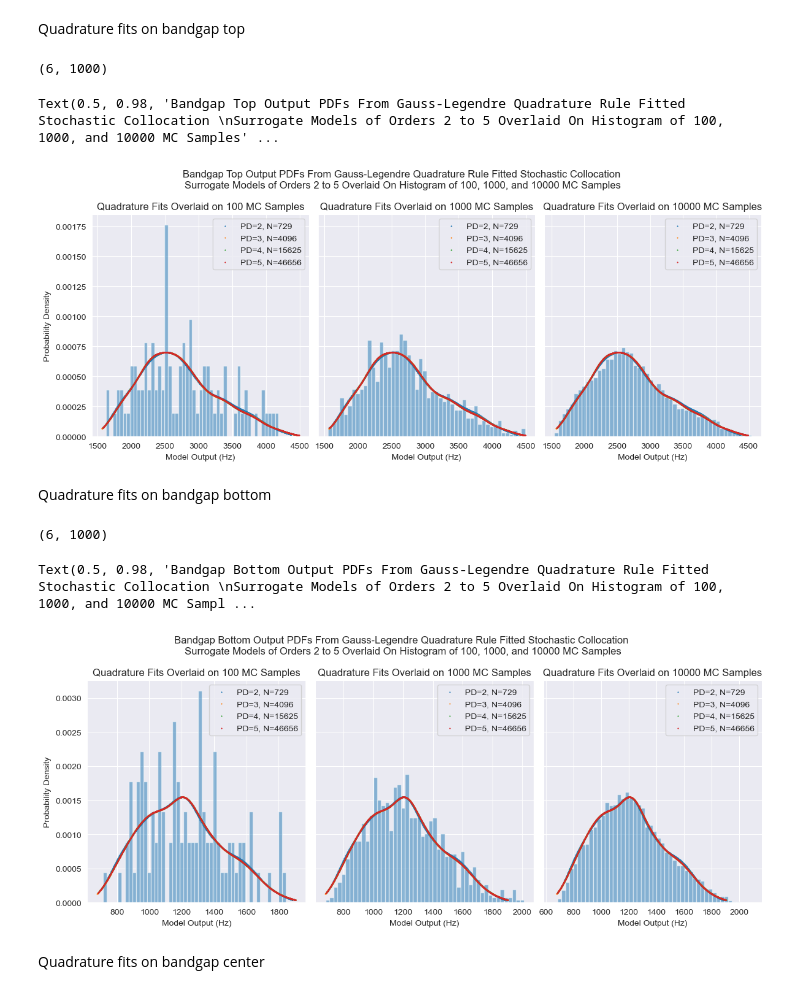
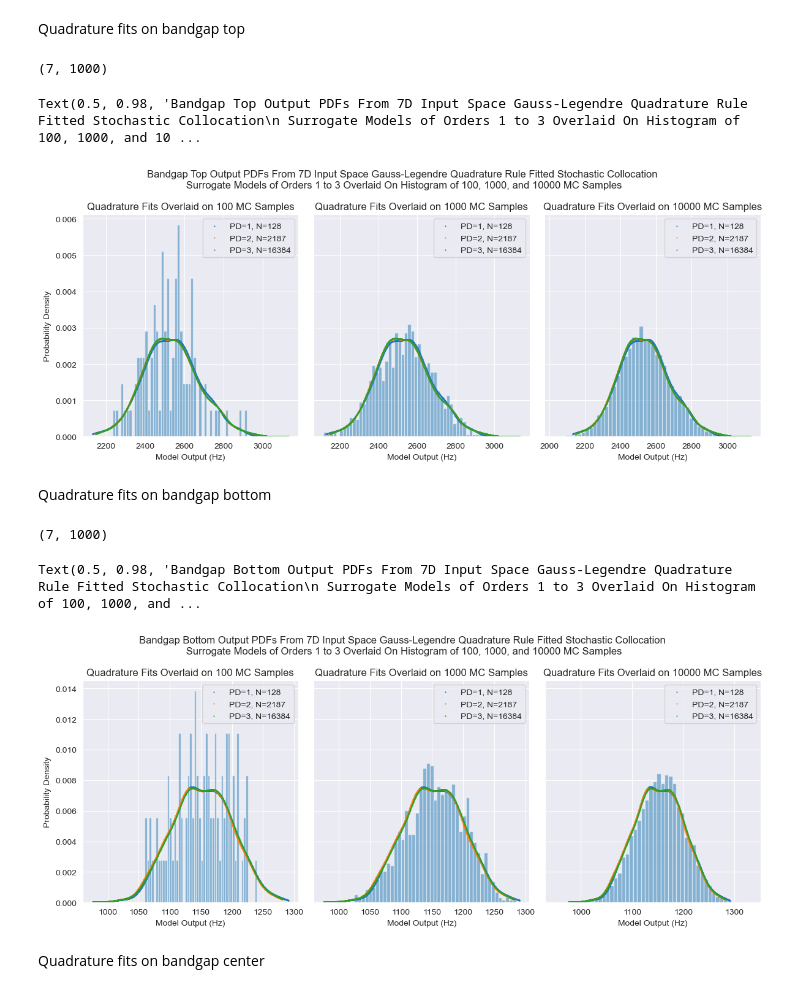
Before and after one commit to trutheresy/UQ-2D-Metamaterials, a Jupyter notebook: chaospy_md_matl_geo_gaussian_quadrature.ipynb, the cells around one changed output. Saved outputs shown, nothing was run; the diff lists cells and outputs as text; code cells hidden in the pictures.

```diff
--- a/chaospy_md_matl_geo_gaussian_quadrature.ipynb
+++ b/chaospy_md_matl_geo_gaussian_quadrature.ipynb
@@ -314,11 +305,15 @@ for degree in degrees:
 # %%
+# Plot surrogate model performance
 fig, axs = plt.subplots(nrows=1, ncols=3, sharey=True, tight_layout=True, figsize=(12,5))
+
+# Plot histograms of random samples for comparision with surrogate model
 axs[0].hist(bg_size_MC_sets[100], bins=50, density=True, alpha=0.5)
 axs[1].hist(bg_size_MC_sets[1000], bins=50, density=True, alpha=0.5)
 axs[2].hist(bg_size_MC_sets[10000], bins=50, density=True, alpha=0.5)
 
+# Plot surrogate model pdfs
 for d in degrees:
-    plot_label = 'PD='+str(d)+', N='+str((d+1)**6)
+    plot_label = 'PD='+str(d)+', N='+str(len(bg_size_sample_sets[d]))#+str((d+1)**7)
     axs[0].scatter(np.linspace(np.min(surrogate_outputs[d]), np.max(surrogate_outputs[d]), 1000), surrogate_pdf[d], label=plot_label, s=1, linewidths=0.5)
     axs[1].scatter(np.linspace(np.min(surrogate_outputs[d]), np.max(surrogate_outputs[d]), 1000), surrogate_pdf[d], label=plot_label, s=1, linewidths=0.5)
     axs[2].scatter(np.linspace(np.min(surrogate_outputs[d]), np.max(surrogate_outputs[d]), 1000), surrogate_pdf[d], label=plot_label, s=1, linewidths=0.5)
@@ -338,6 +333,6 @@ axs[2].set_xlabel("Model Output (Hz)")
 axs[2].legend(loc='best')
 axs[2].set_title('Quadrature Fits Overlaid on 10000 MC Samples')
 
-title_str = 'Bandgap Size Output PDFs From Gauss-Legendre Quadrature Rule Fitted Stochastic Collocation \nSurrogate Models of Orders 2 to 5 Overlaid On Histogram of 100, 1000, and 10000 MC Samples'
+title_str = 'Bandgap Size Output PDFs From 7D Input Space Gauss-Legendre Quadrature Rule Fitted Stochastic Collocation\n Surrogate Models of Orders '+str(np.min(degrees))+' to '+str(np.max(degrees))+' Overlaid On Histogram of 100, 1000, and 10000 MC Samples'
 fig.suptitle(title_str)
 # %% [output]
@@ -378,20 +373,24 @@ for degree in degrees:
     surrogate_outputs_bgt[degree] = surrogate_model(
         q0=joint_test_bgt[0,:], q1=joint_test_bgt[1,:],
         q2=joint_test_bgt[2,:], q3=joint_test_bgt[3,:],
-        q4=joint_test_bgt[4,:], q5=joint_test_bgt[5,:])
+        q4=joint_test_bgt[4,:], q5=joint_test_bgt[5,:], q6=joint_test_bgt[6,:])
     #print(surrogate_outputs_bgt[degree])
     surrogate_kdes_bgt[degree] = gaussian_kde(surrogate_outputs_bgt[degree])
     surrogate_pdf_bgt[degree] = surrogate_kdes_bgt[degree](np.linspace(np.min(surrogate_outputs_bgt[degree]), np.max(surrogate_outputs_bgt[degree]), 1000))
 # %% [output]
-(6, 1000)
+(7, 1000)
 # %%
+# Plot surrogate model performance
 fig, axs = plt.subplots(nrows=1, ncols=3, sharey=True, tight_layout=True, figsize=(12,5))
+
+# Plot histograms of random samples for comparision with surrogate model
 axs[0].hist(bg_top_MC_sets[100], bins=50, density=True, alpha=0.5)
 axs[1].hist(bg_top_MC_sets[1000], bins=50, density=True, alpha=0.5)
 axs[2].hist(bg_top_MC_sets[10000], bins=50, density=True, alpha=0.5)
 
+# Plot surrogate model pdfs
 for d in degrees:
-    plot_label = 'PD='+str(d)+', N='+str((d+1)**6)
+    plot_label = 'PD='+str(d)+', N='+str(len(bg_size_sample_sets[d]))#+str((d+1)**7)
     axs[0].scatter(np.linspace(np.min(surrogate_outputs_bgt[d]), np.max(surrogate_outputs_bgt[d]), 1000), surrogate_pdf_bgt[d], label=plot_label, s=1, linewidths=0.5)
     axs[1].scatter(np.linspace(np.min(surrogate_outputs_bgt[d]), np.max(surrogate_outputs_bgt[d]), 1000), surrogate_pdf_bgt[d], label=plot_label, s=1, linewidths=0.5)
     axs[2].scatter(np.linspace(np.min(surrogate_outputs_bgt[d]), np.max(surrogate_outputs_bgt[d]), 1000), surrogate_pdf_bgt[d], label=plot_label, s=1, linewidths=0.5)
@@ -411,11 +410,11 @@ axs[2].set_xlabel("Model Output (Hz)")
 axs[2].legend(loc='best')
 axs[2].set_title('Quadrature Fits Overlaid on 10000 MC Samples')
 
-title_str = 'Bandgap Top Output PDFs From Gauss-Legendre Quadrature Rule Fitted Stochastic Collocation \nSurrogate Models of Orders 2 to 5 Overlaid On Histogram of 100, 1000, and 10000 MC Samples'
+title_str = 'Bandgap Top Output PDFs From 7D Input Space Gauss-Legendre Quadrature Rule Fitted Stochastic Collocation\n Surrogate Models of Orders '+str(np.min(degrees))+' to '+str(np.max(degrees))+' Overlaid On Histogram of 100, 1000, and 10000 MC Samples'
 fig.suptitle(title_str)
 # %% [output]
-Text(0.5, 0.98, 'Bandgap Top Output PDFs From Gauss-Legendre Quadrature Rule Fitted Stochastic Collocation \nSurrogate Models of Orders 2 to 5 Overlaid On Histogram of 100, 1000, and 10000 MC Samples' ...
+Text(0.5, 0.98, 'Bandgap Top Output PDFs From 7D Input Space Gauss-Legendre Quadrature Rule Fitted Stochastic Collocation\n Surrogate Models of Orders 1 to 3 Overlaid On Histogram of 100, 1000, and 10 ...
-[figure, old version]
+[figure, new version]
 # %% [markdown]
 Quadrature fits on bandgap bottom
 # %%
@@ -451,43 +450,47 @@ for degree in degrees:
     surrogate_outputs_bgb[degree] = surrogate_model(
         q0=joint_test_bgb[0,:], q1=joint_test_bgb[1,:],
         q2=joint_test_bgb[2,:], q3=joint_test_bgb[3,:],
-        q4=joint_test_bgb[4,:], q5=joint_test_bgb[5,:])
+        q4=joint_test_bgb[4,:], q5=joint_test_bgb[5,:], q6=joint_test_bgb[6,:])
     #print(surrogate_outputs_bgb[degree])
     surrogate_kdes_bgb[degree] = gaussian_kde(surrogate_outputs_bgb[degree])
     surrogate_pdf_bgb[degree] = surrogate_kdes_bgb[degree](np.linspace(np.min(surrogate_outputs_bgb[degree]), np.max(surrogate_outputs_bgb[degree]), 1000))
 # %% [output]
-(6, 1000)
+(7, 1000)
 # %%
+# Plot surrogate model performance
 fig, axs = plt.subplots(nrows=1, ncols=3, sharey=True, tight_layout=True, figsize=(12,5))
+
+# Plot histograms of random samples for comparision with surrogate model
 axs[0].hist(bg_bottom_MC_sets[100], bins=50, density=True, alpha=0.5)
 axs[1].hist(bg_bottom_MC_sets[1000], bins=50, density=True, alpha=0.5)
 axs[2].hist(bg_bottom_MC_sets[10000], bins=50, density=True, alpha=0.5)
 
+# Plot surrogate model pdfs
 for d in degrees:
-    plot_label = 'PD='+str(d)+', N='+str((d+1)**6)
+    plot_label = 'PD='+str(d)+', N='+str(len(bg_size_sample_sets[d]))#+str((d+1)**7)
     axs[0].scatter(np.linspace(np.min(surrogate_outputs_bgb[d]), np.max(surrogate_outputs_bgb[d]), 1000), surrogate_pdf_bgb[d], label=plot_label, s=1, linewidths=0.5)
     axs[1].scatter(np.linspace(np.min(surrogate_outputs_bgb[d]), np.max(surrogate_outputs_bgb[d]), 1000), surrogate_pdf_bgb[d], label=plot_label, s=1, linewidths=0.5)
     axs[2].scatter(np.linspace(np.min(surrogate_outputs_bgb[d]), np.max(surrogate_outputs_bgb[d]), 1000), surrogate_pdf_bgb[d], label=plot_label, s=1, linewidths=0.5)
 
 axs[0].set_xlabel("Model Output (Hz)")
 axs[0].set_ylabel("Probability Density")
 axs[0].legend(loc='best')
 axs[0].set_title('Quadrature Fits Overlaid on 100 MC Samples')
 
 axs[1].set_xlabel("Model Output (Hz)")
 #axs[1].set_ylabel("Probability Density")
 axs[1].legend(loc='best')
 axs[1].set_title('Quadrature Fits Overlaid on 1000 MC Samples')
 
 axs[2].set_xlabel("Model Output (Hz)")
 #axs[2].set_ylabel("Probability Density")
 axs[2].legend(loc='best')
 axs[2].set_title('Quadrature Fits Overlaid on 10000 MC Samples')
 
-title_str = 'Bandgap Bottom Output PDFs From Gauss-Legendre Quadrature Rule Fitted Stochastic Collocation \nSurrogate Models of Orders 2 to 5 Overlaid On Histogram of 100, 1000, and 10000 MC Samples'
+title_str = 'Bandgap Bottom Output PDFs From 7D Input Space Gauss-Legendre Quadrature Rule Fitted Stochastic Collocation\n Surrogate Models of Orders '+str(np.min(degrees))+' to '+str(np.max(degrees))+' Overlaid On Histogram of 100, 1000, and 10000 MC Samples'
 fig.suptitle(title_str)
 # %% [output]
-Text(0.5, 0.98, 'Bandgap Bottom Output PDFs From Gauss-Legendre Quadrature Rule Fitted Stochastic Collocation \nSurrogate Models of Orders 2 to 5 Overlaid On Histogram of 100, 1000, and 10000 MC Sampl ...
+Text(0.5, 0.98, 'Bandgap Bottom Output PDFs From 7D Input Space Gauss-Legendre Quadrature Rule Fitted Stochastic Collocation\n Surrogate Models of Orders 1 to 3 Overlaid On Histogram of 100, 1000, and ...
-[figure, old version]
+[figure, new version]
 # %% [markdown]
 Quadrature fits on bandgap center
```
Also changed, not shown: parts of 37 cells of this notebook, 58 other files.
